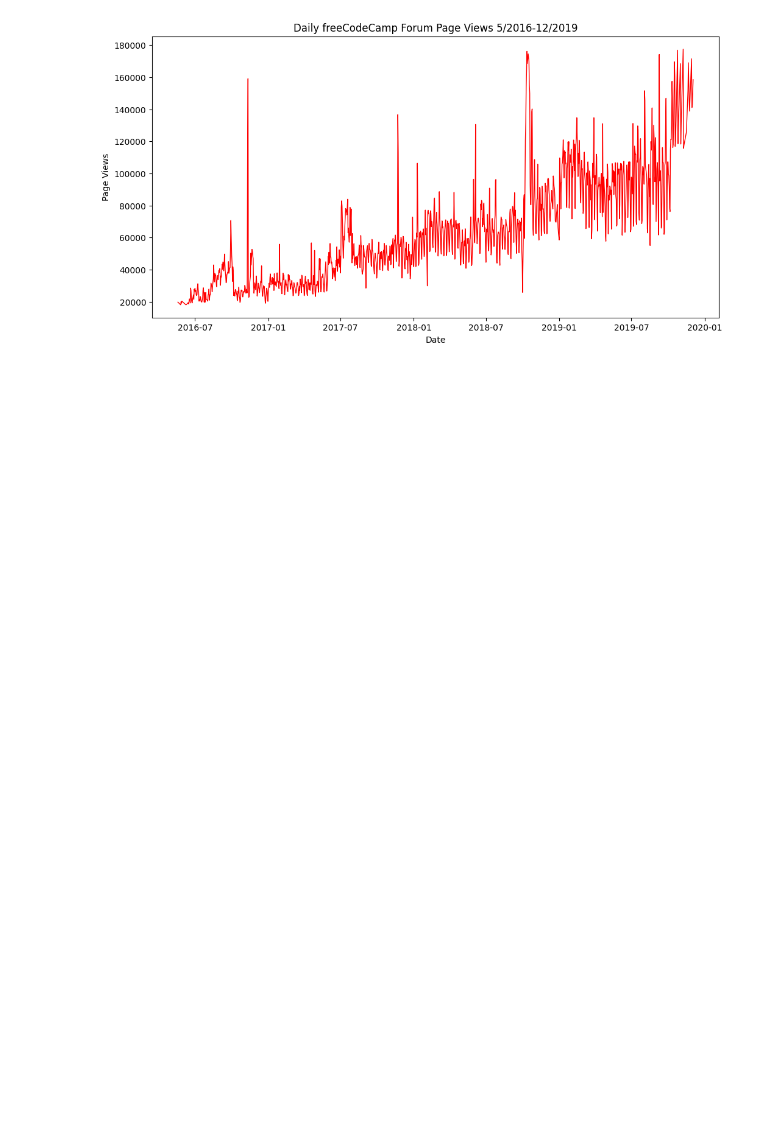
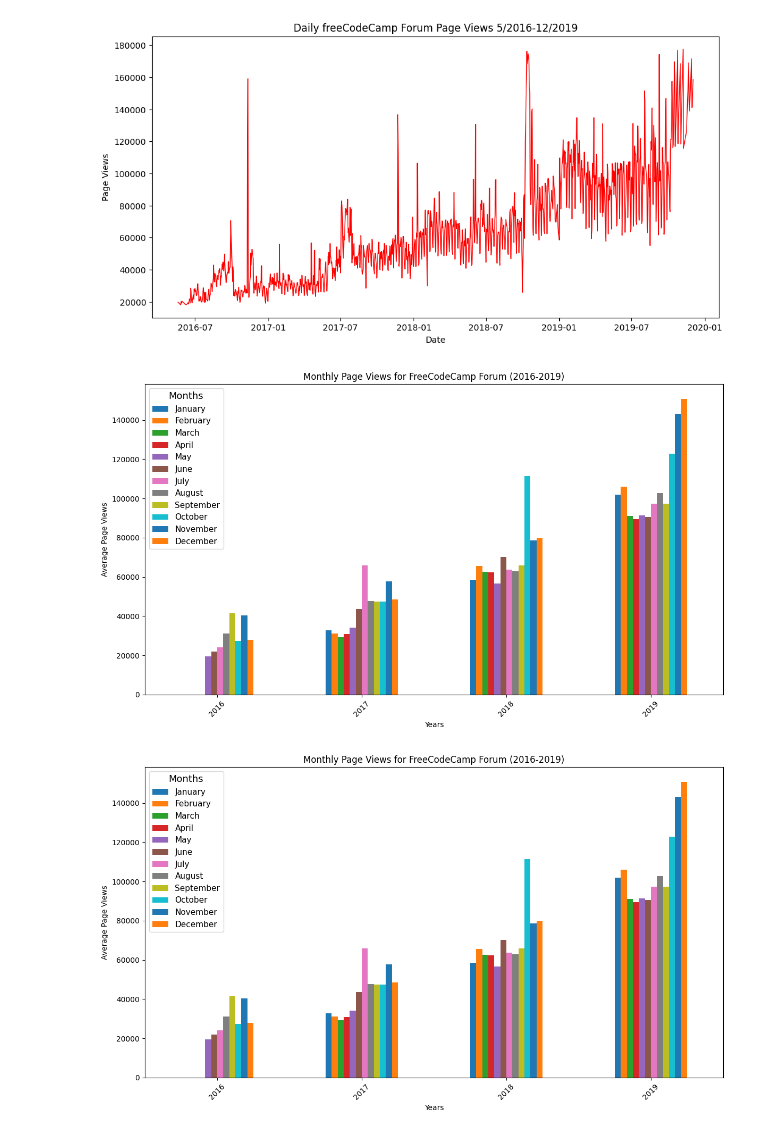
Before and after one commit to Jasper-Johansen/time_series_visualizer, a Jupyter notebook: time_series_visualizer.ipynb, the cells around one changed output. Cells and saved outputs as stored; diff of their text form; code cells hidden in the pictures; blank space fills up the shorter version.

Commit message:
plot bar, add output as bar_plot.png

```diff
--- a/time_series_visualizer.ipynb
+++ b/time_series_visualizer.ipynb
@@ -33,3 +33,57 @@ def draw_line_plot():
 draw_line_plot()
 # %% [output]
 [figure]
+# %%
+def draw_bar_plot():
+    df_bar = df.copy()
+    # Resample the data by month, computing the mean value for each month
+    df_clean = df.resample('ME').mean()
+
+    # Extract the year and month from the index and adding it to the sampled df
+    df_clean['year'] = df_clean.index.year
+    df_clean['month'] = df_clean.index.month_name()
+
+    monthly_avg = df_clean.groupby(['year', 'month'])['value'].sum().unstack()
+    fig, ax = plt.subplots(figsize=(12, 7))
+
+    # Plotting each month's data for every year
+    month_colors = {
+    'January': '#1F77B4',
+    'February': '#FF7F0E',
+    'March': '#2CA02C',
+    'April': '#D62728',
+    'May': '#9467BD',
+    'June': '#8C564B',
+    'July': '#E377C2',
+    'August': '#7F7F7F',
+    'September': '#BCBD22',
+    'October': '#17BECF',
+    'November': '#1F77B4',
+    'December': '#FF7F0E'
+    }
+
+    # Arranging monthly_avg by Jan-Dec order rather than default alp
+    monthly_avg = monthly_avg[month_colors.keys()]
+    monthly_avg.plot(kind='bar', stacked=False, ax=ax, color=month_colors.values())
+    # Set the title and labels
+    plt.title("Monthly Page Views for FreeCodeCamp Forum (2016-2019)")
+    plt.xlabel("Years")
+    plt.ylabel("Average Page Views")
+    plt.legend(title="Months", title_fontsize='13', fontsize='11')
+
+    # Show the plot
+    plt.xticks(rotation=45)
+    plt.tight_layout()
+    plt.show()
+
+
+    # Save image and return fig (don't change this part)
+    fig.savefig('bar_plot.png')
+
+    plt.close(fig)
+    return fig
+
+draw_bar_plot()
+# %% [output]
+[figure, added]
+[figure, added]
```
Also changed, not shown: 1 other file.
